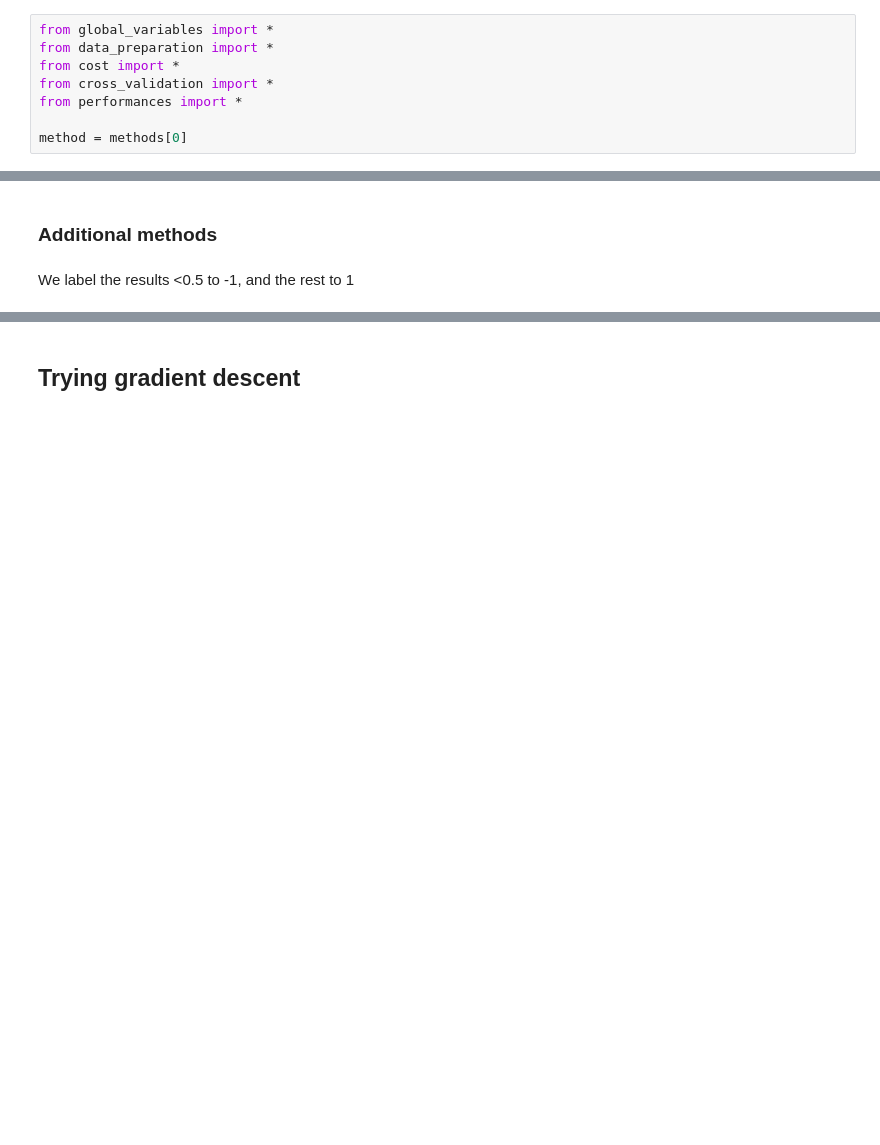
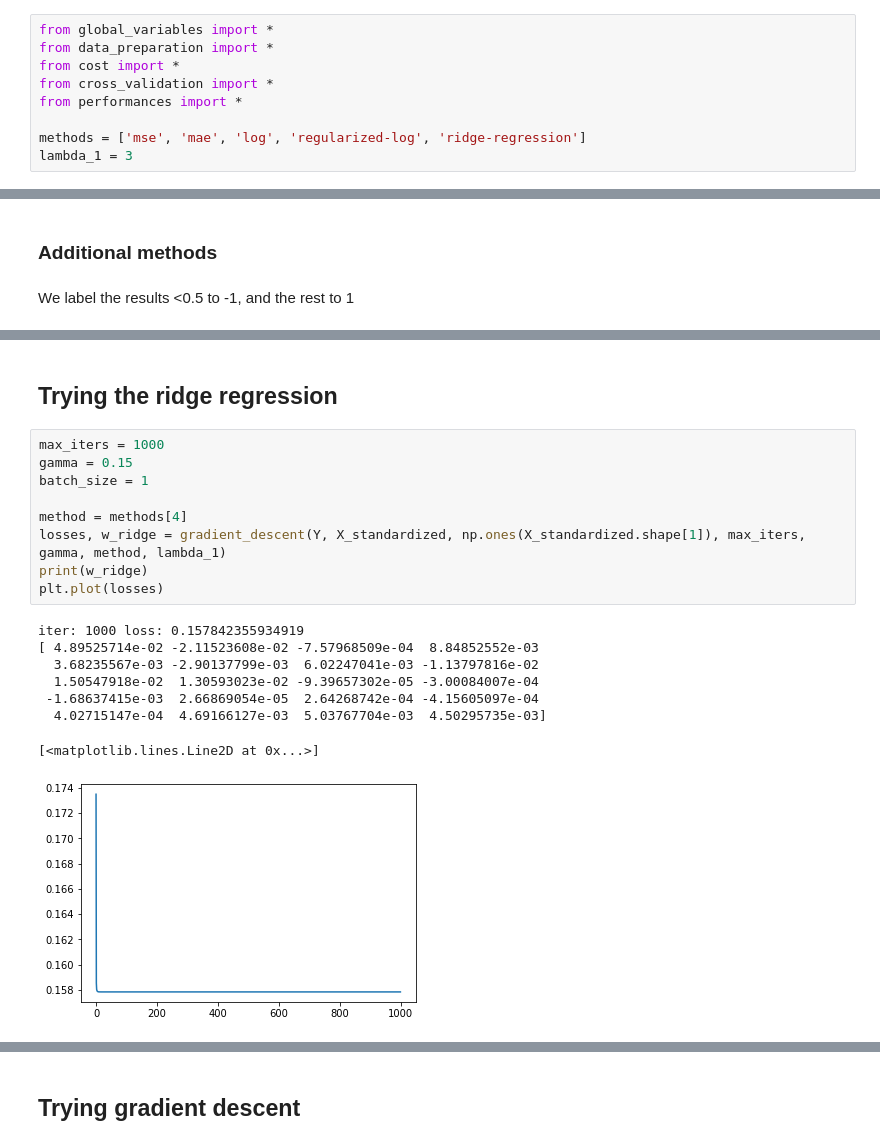
Before and after one commit to plechoss/CS-433-Project1, a Jupyter notebook: scripts/project1_cleaner.ipynb, the cells around one changed output, grey strips where cells are left out. Drawn from its saved outputs; the diff is of its cells as text; blank space fills up the shorter version.

```diff
--- a/scripts/project1_cleaner.ipynb
+++ b/scripts/project1_cleaner.ipynb
@@ -20,7 +20,8 @@ from cost import *
 from cross_validation import *
 from performances import *
 
-method = methods[0]
+methods = ['mse', 'mae', 'log', 'regularized-log', 'ridge-regression']
+lambda_1 = 3
 # %% [markdown]
 # Load the data
 # %% [markdown]
@@ -68,0 +114,20 @@ We label the results <0.5 to -1, and the rest to 1
+# %% [markdown]
+## Trying the ridge regression
+# %%
+max_iters = 1000
+gamma = 0.15
+batch_size = 1
+
+method = methods[4]
+losses, w_ridge = gradient_descent(Y, X_standardized, np.ones(X_standardized.shape[1]), max_iters, gamma, method, lambda_1)
+print(w_ridge)
+plt.plot(losses)
+# %% [output]
+iter: 1000 loss: 0.157842355934919
+[ 4.89525714e-02 -2.11523608e-02 -7.57968509e-04  8.84852552e-03
+  3.68235567e-03 -2.90137799e-03  6.02247041e-03 -1.13797816e-02
+  1.50547918e-02  1.30593023e-02 -9.39657302e-05 -3.00084007e-04
+ -1.68637415e-03  2.66869054e-05  2.64268742e-04 -4.15605097e-04
+  4.02715147e-04  4.69166127e-03  5.03767704e-03  4.50295735e-03]
+[<matplotlib.lines.Line2D at 0x...>]
+[figure, added]
```
Also changed, not shown: parts of 15 cells of this notebook, 1 other file.
